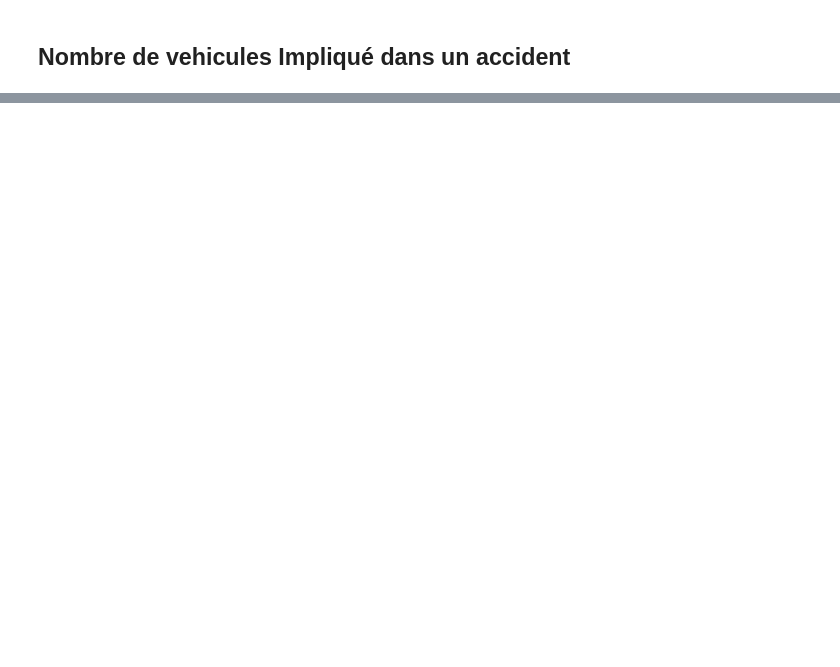
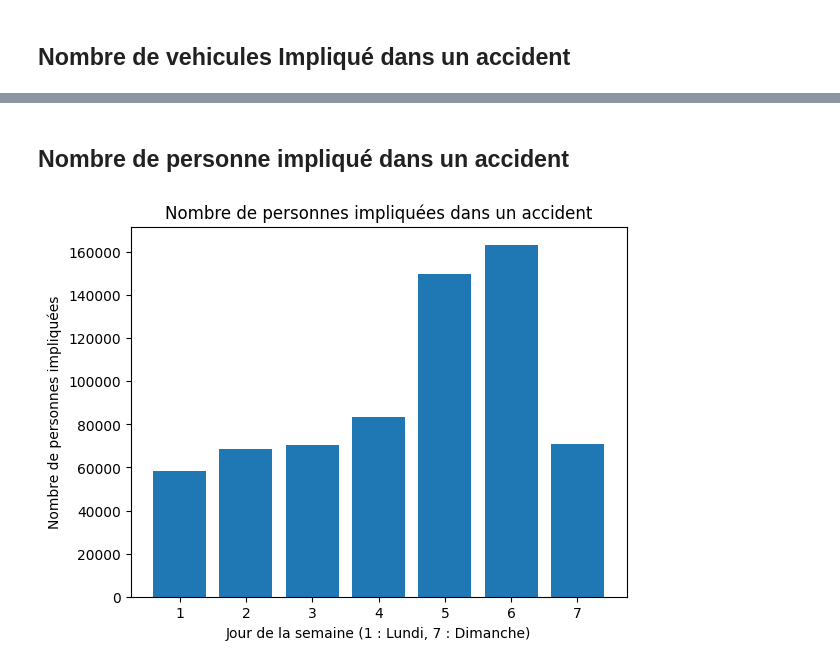
Before and after one commit to Jean-AlbertSchool/bbd_laposte, a Jupyter notebook: Data_analyse/Data_Jean/carte_lieux.ipynb, the cells around one changed output, grey strips where cells are left out. Saved outputs shown, nothing was run; the diff lists cells and outputs as text; code cells hidden in the pictures; blank space fills up the shorter version.

```diff
--- a/Data_analyse/Data_Jean/carte_lieux.ipynb
+++ b/Data_analyse/Data_Jean/carte_lieux.ipynb
@@ -154,0 +195,11 @@ df_usagers
+# %% [markdown]
+## Nombre de personne impliqué dans un accident
+# %%
+nb_personnes = df_complet.groupby("night").size().to_frame(name="nb_personnes")
+plt.bar(nb_personnes.index, nb_personnes["nb_personnes"])
+plt.title("Nombre de personnes impliquées dans un accident")
+plt.xlabel("Jour de la semaine (1 : Lundi, 7 : Dimanche)")
+plt.ylabel("Nombre de personnes impliquées")
+plt.show()
+# %% [output]
+[figure, added]
```
Also changed, not shown: parts of 14 cells of this notebook.
